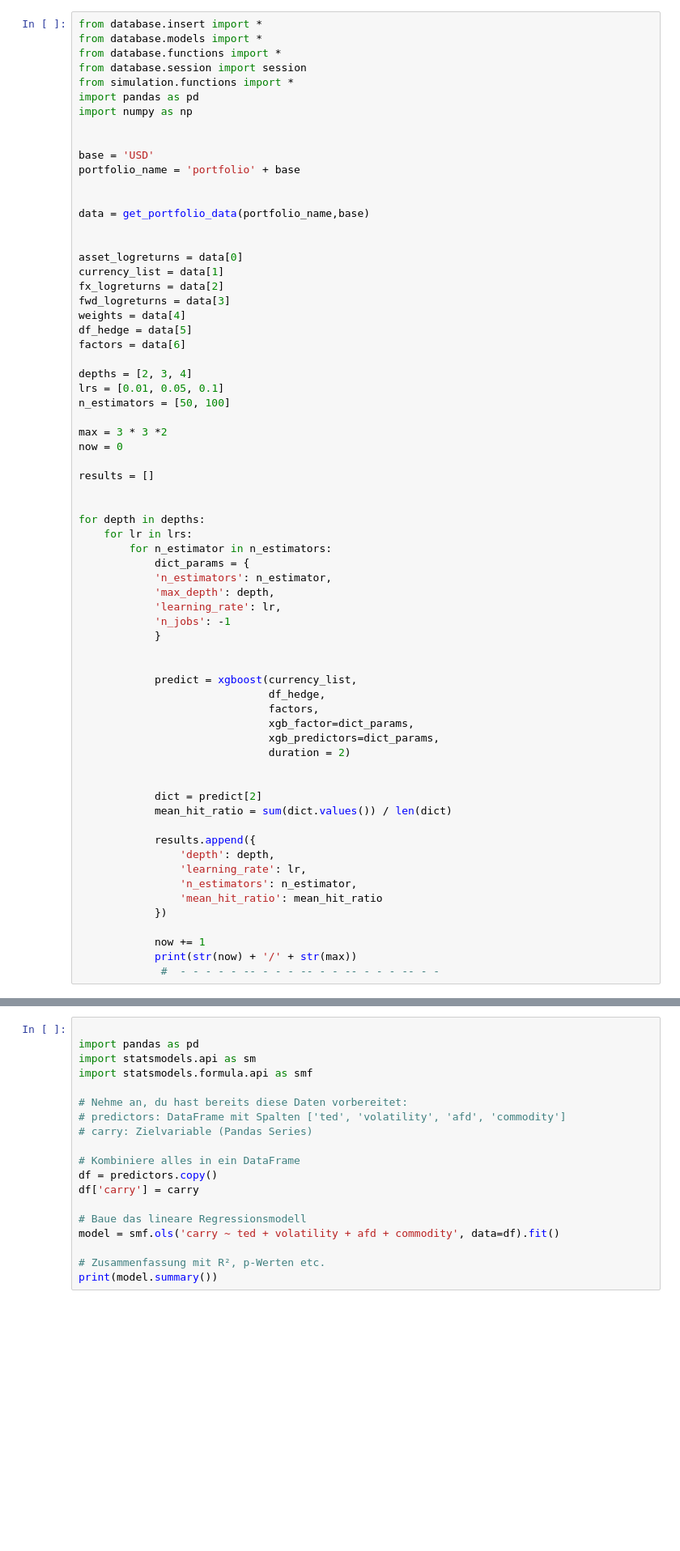
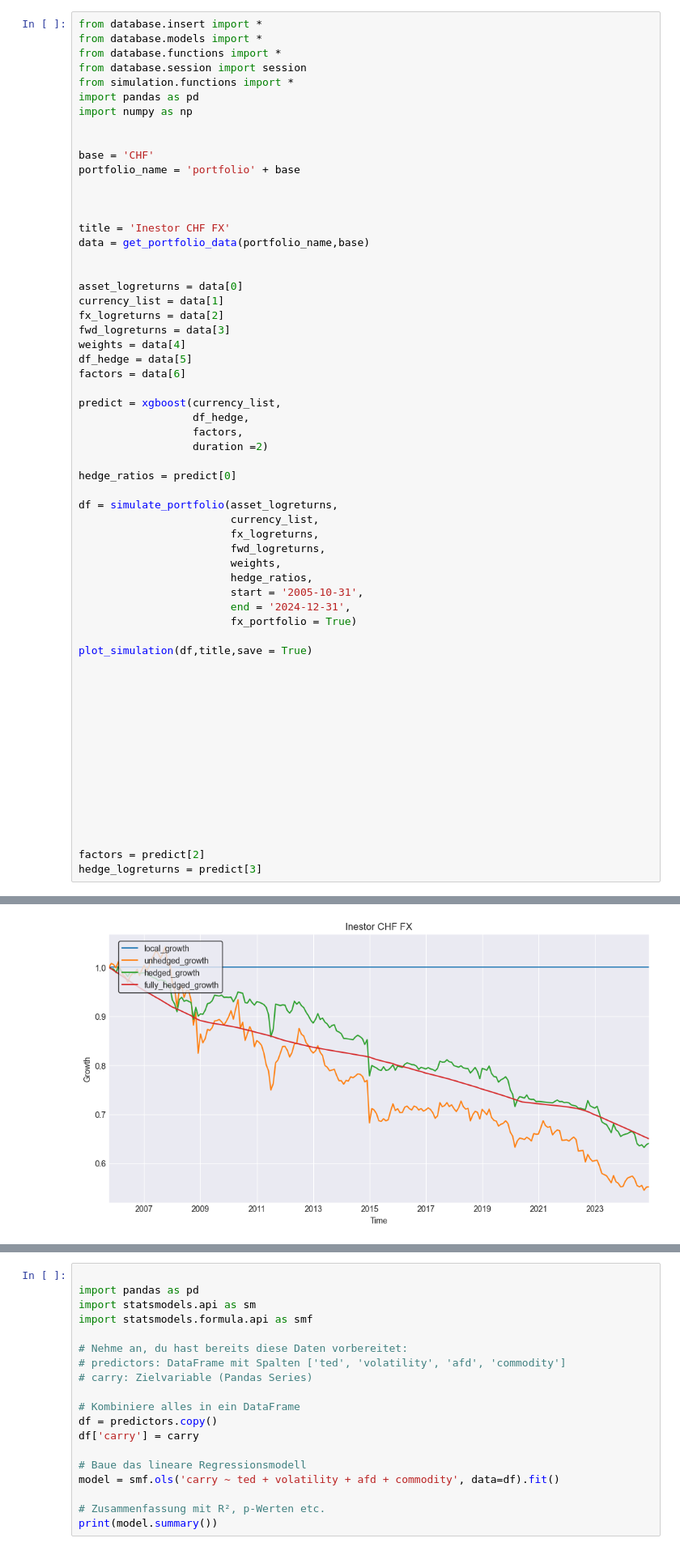
Before and after one commit to FabiantheG/Bachelor, a Jupyter notebook: try_jupiter.ipynb, the cells around one changed output, grey strips where cells are left out. Shown at 81% size. Drawn from its saved outputs; the diff is of its cells as text; blank space fills up the shorter version.

Commit message:
new functions get_portfolio_data and simulate_portfolio added

```diff
--- a/try_jupiter.ipynb
+++ b/try_jupiter.ipynb
@@ -8,10 +8,12 @@ import pandas as pd
 import numpy as np
 
 
-base = 'USD'
+base = 'CHF'
 portfolio_name = 'portfolio' + base
 
 
+
+title = 'Inestor CHF FX'
 data = get_portfolio_data(portfolio_name,base)
 
 
@@ -23,46 +25,37 @@ weights = data[4]
 df_hedge = data[5]
 factors = data[6]
 
-depths = [2, 3, 4]
-lrs = [0.01, 0.05, 0.1]
-n_estimators = [50, 100]
+predict = xgboost(currency_list,
+                  df_hedge,
+                  factors,
+                  duration =2)
 
-max = 3 * 3 *2
-now = 0
+hedge_ratios = predict[0]
 
-results = []
+df = simulate_portfolio(asset_logreturns,
+                        currency_list,
+                        fx_logreturns,
+                        fwd_logreturns,
+                        weights,
+                        hedge_ratios,
+                        start = '2005-10-31',
+                        end = '2024-12-31',
+                        fx_portfolio = True)
+
+plot_simulation(df,title,save = True)
 
 
-for depth in depths:
-    for lr in lrs:
-        for n_estimator in n_estimators:
-            dict_params = {
-            'n_estimators': n_estimator,
-            'max_depth': depth,
-            'learning_rate': lr,
-            'n_jobs': -1
-            }
 
 
-            predict = xgboost(currency_list,
-                              df_hedge,
-                              factors,
-                              xgb_factor=dict_params,
-                              xgb_predictors=dict_params,
-                              duration = 2)
 
 
-            dict = predict[2]
-            mean_hit_ratio = sum(dict.values()) / len(dict)
 
-            results.append({
-                'depth': depth,
-                'learning_rate': lr,
-                'n_estimators': n_estimator,
-                'mean_hit_ratio': mean_hit_ratio
-            })
 
-            now += 1
-            print(str(now) + '/' + str(max))
-             #  - - - - - -- - - - -- - - -- - - - -- - -
+
+
+
+
+
+factors = predict[2]
+hedge_logreturns = predict[3]
 # %% [output]
@@ -85,0 +71 @@ for depth in depths:
+[figure, added]
```
Also changed, not shown: parts of 15 cells of this notebook, 7 other files.
